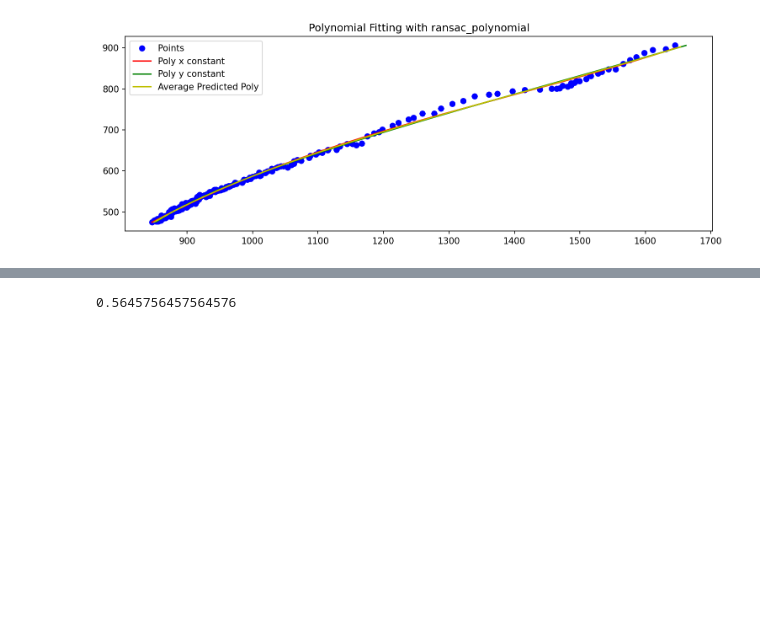
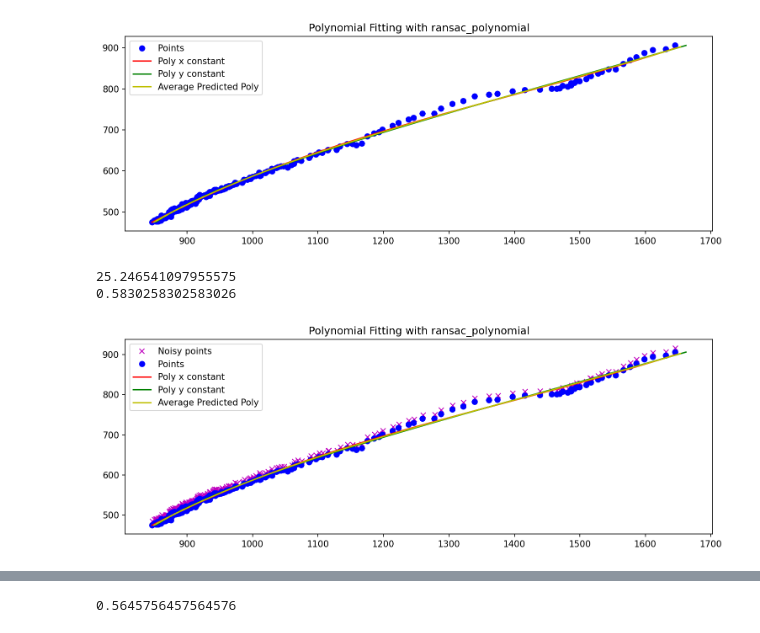
Before and after one commit to usamaimdadsian/object-tracking-utilities, a Jupyter notebook: test.ipynb, the cells around one changed output, grey strips where cells are left out. Cells and saved outputs as stored; diff of their text form; code cells hidden in the pictures; blank space fills up the shorter version.

Commit message:
Added noise capability

```diff
--- a/test.ipynb
+++ b/test.ipynb
@@ -21,3 +21,16 @@ evaluator.visualize()
 4.086567263600048
 0.7822878228782287
 [figure]
+# %%
+evaluator = TrackingEvaluator(data)
+evaluator.fit()
+evaluator.predict()
+
+x_noise, y_noise = 5, 5
+print(evaluator.calc_error("mse",x_noise=x_noise, y_noise=y_noise))
+print(evaluator.accuracy(threshold=10,x_noise=x_noise, y_noise=y_noise))
+evaluator.visualize(draw_noisy=True)
+# %% [output]
+25.246541097955575
+0.5830258302583026
+[figure, added]
```
Also changed, not shown: parts of 2 cells of this notebook, 1 other file.
